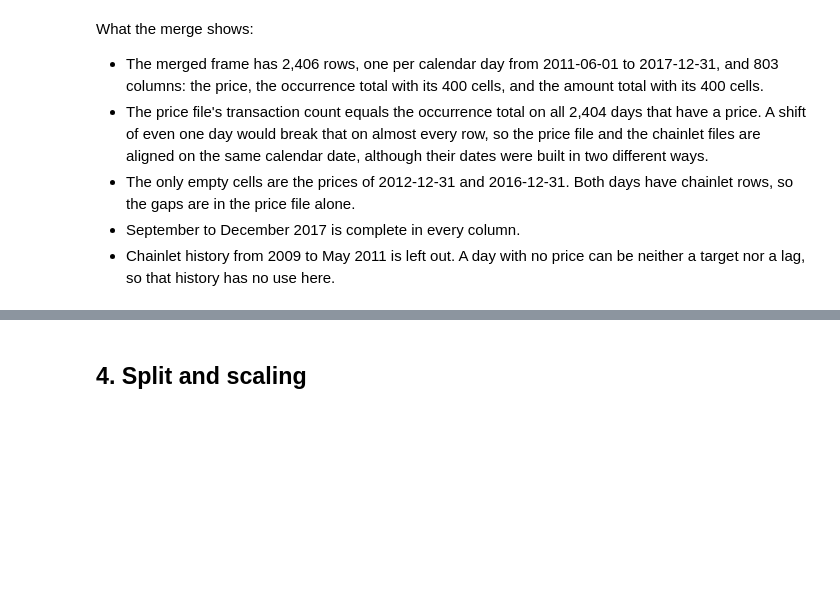
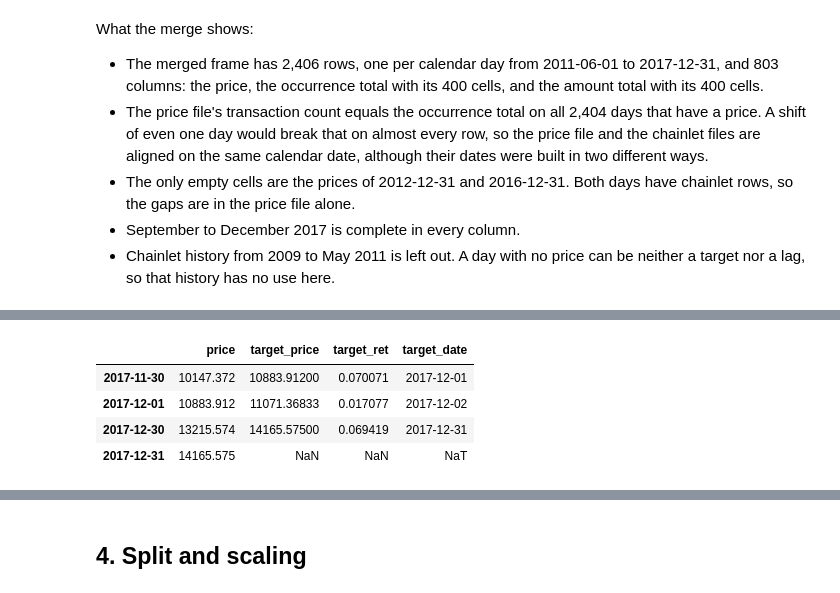
Before and after one commit to alexhubenthal/alexhubenthal-btc-chainlet-hw2, a Jupyter notebook: btc_chainlet_xai.ipynb, the cells around one changed output, grey strips where cells are left out. Saved outputs shown, nothing was run; the diff lists cells and outputs as text; code cells hidden in the pictures; blank space fills up the shorter version.

```diff
--- a/btc_chainlet_xai.ipynb
+++ b/btc_chainlet_xai.ipynb
@@ -340,0 +374,29 @@ What the merge shows:
+# %%
+# Feature settings, defined once so the table and the look-ahead test use the same values.
+N_RET_LAGS = 7
+VOL_WINDOWS = (7, 30)
+MOM_WINDOW = 30
+SWING_WINDOWS = (30, 90)
+RSI_PERIOD = 14
+OVERSOLD_LEVEL = 30
+OVERSOLD_CAP = 90
+CHAINLET_LAGS = (0, 1, 2)
+
+
+def rsi(prices, period=RSI_PERIOD):
+    """Wilder's RSI. The averages are recursive, so each value depends on past prices only."""
+    change = prices.diff()
+    gain = change.clip(lower=0)
+    loss = -change.clip(upper=0)
+    avg_gain = gain.ewm(alpha=1 / period, adjust=False, min_periods=period).mean()
+    avg_loss = loss.ewm(alpha=1 / period, adjust=False, min_periods=period).mean()
+    value = 100 - 100 / (1 + avg_gain / avg_loss)
+    # With no losses in the average RSI is 100 by definition, and the ratio above is undefined.
+    return value.where(avg_loss > 0, 100.0).where(avg_gain.notna())
+
+
+def periods_since(flag, cap):
+    """Rows since the flag was last true, counted backward only and capped at `cap`."""
+    position = np.arange(len(flag))
+    last_true = pd.Series(np.where(flag.to_numpy(), position, np.nan), index=flag.index).ffill()
+    return (position - last_true).fillna(cap).clip(upper=cap)
@@ -340,0 +540,21 @@ What the merge shows:
+# %%
+has_target = table["target_ret"].notna()
+target_dates = pd.DatetimeIndex(table.loc[has_target, "target_date"])
+
+# The target must be the price file's value on the next calendar day, looked up by date and not by position.
+assert (target_dates - table.index[has_target] == pd.Timedelta(days=HORIZON_DAYS)).all()
+looked_up = data["price"].reindex(target_dates).to_numpy()
+assert np.array_equal(looked_up, table.loc[has_target, "target_price"].to_numpy())
+log_move = np.log(table.loc[has_target, "target_price"] / table.loc[has_target, "price"])
+assert np.allclose(table.loc[has_target, "target_ret"], log_move)
+
+# The last day of November carries the first day of December as its target, and the last day of the data
+# carries none.
+alignment_days = pd.DatetimeIndex([VAL_END, TEST_START, TEST_END - pd.Timedelta(days=1), TEST_END])
+table.loc[alignment_days, ["price", "target_price", "target_ret", "target_date"]]
+# %% [output]
+|  | price | target_price | target_ret | target_date |
+| 2017-11-30 | 10147.372 | 10883.91200 | 0.070071 | 2017-12-01 |
+| 2017-12-01 | 10883.912 | 11071.36833 | 0.017077 | 2017-12-02 |
+| 2017-12-30 | 13215.574 | 14165.57500 | 0.069419 | 2017-12-31 |
+| 2017-12-31 | 14165.575 | NaN | NaN | NaT |
```
Also changed, not shown: parts of 8 cells of this notebook.
